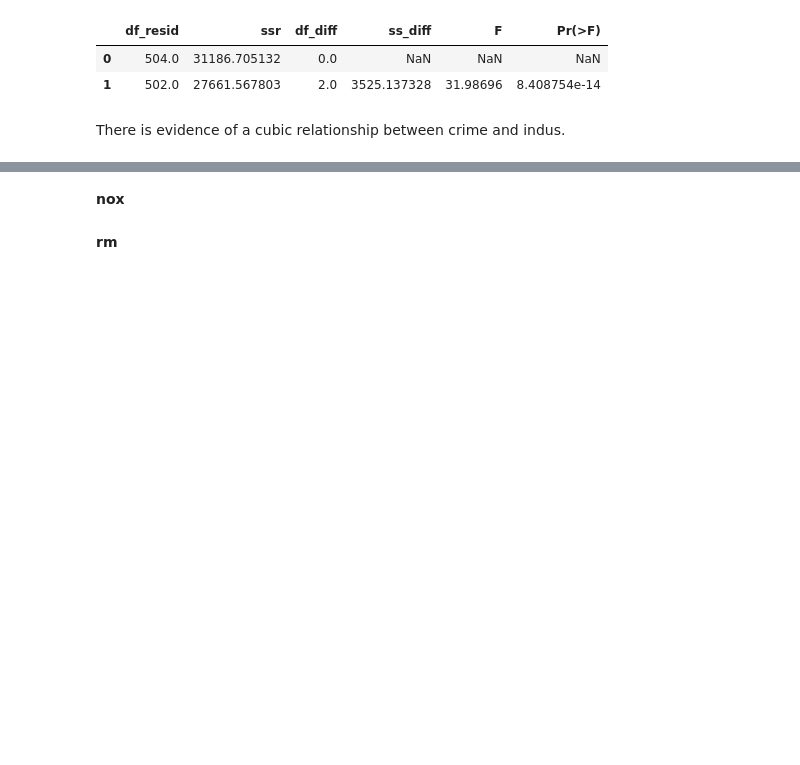
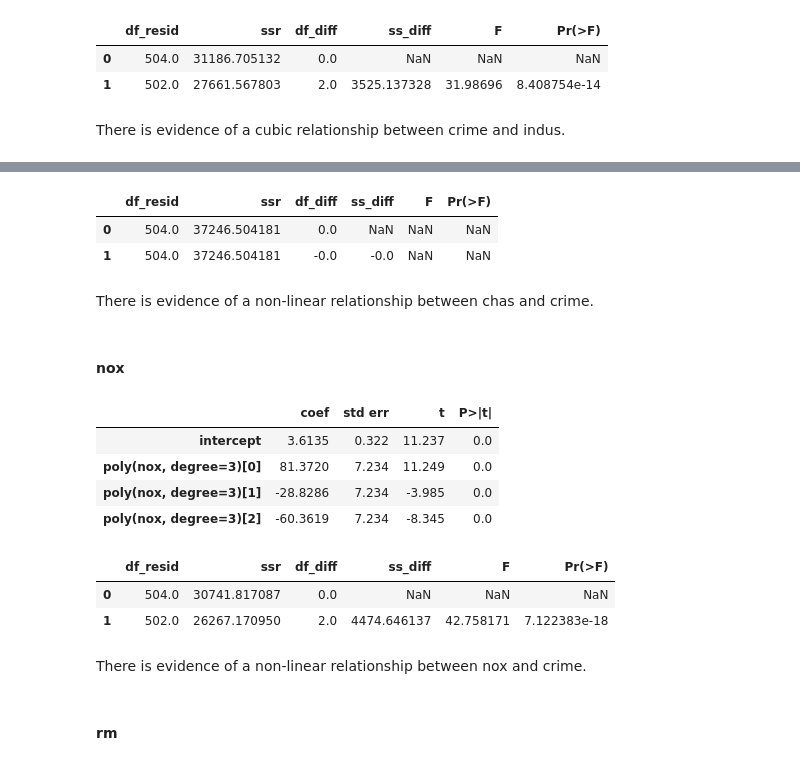
Before and after one commit to carmancater/an-introduction-to-statistical-learning-with-applications-in-python, a Jupyter notebook: Chapter 03 - Linear Regression/Ch 3 Ex 15.ipynb, the cells around one changed output, grey strips where cells are left out. Saved outputs shown, nothing was run; the diff lists cells and outputs as text; code cells hidden in the pictures; blank space fills up the shorter version.

```diff
--- a/Chapter 03 - Linear Regression/Ch 3 Ex 15.ipynb
+++ b/Chapter 03 - Linear Regression/Ch 3 Ex 15.ipynb
@@ -815,4 +821,28 @@ There is evidence of a cubic relationship between crime and indus.
+# %%
+anova_lm(linearResults['chas'], cubicResults['chas'])
+# %% [output]
+|  | df_resid | ssr | df_diff | ss_diff | F | Pr(>F) |
+| 0 | 504.0 | 37246.504181 | 0.0 | NaN | NaN | NaN |
+| 1 | 504.0 | 37246.504181 | -0.0 | -0.0 | NaN | NaN |
+# %% [markdown]
+There is evidence of a non-linear relationship between chas and crime.
 # %% [markdown]
-**nox**
+#### nox
+# %%
+summarize(cubicResults['nox'])
+# %% [output]
+|  | coef | std err | t | P>|t| |
+| intercept | 3.6135 | 0.322 | 11.237 | 0.0 |
+| poly(nox, degree=3)[0] | 81.3720 | 7.234 | 11.249 | 0.0 |
+| poly(nox, degree=3)[1] | -28.8286 | 7.234 | -3.985 | 0.0 |
+| poly(nox, degree=3)[2] | -60.3619 | 7.234 | -8.345 | 0.0 |
+# %%
+anova_lm(linearResults['nox'], cubicResults['nox'])
+# %% [output]
+|  | df_resid | ssr | df_diff | ss_diff | F | Pr(>F) |
+| 0 | 504.0 | 30741.817087 | 0.0 | NaN | NaN | NaN |
+| 1 | 502.0 | 26267.170950 | 2.0 | 4474.646137 | 42.758171 | 7.122383e-18 |
+# %% [markdown]
+There is evidence of a non-linear relationship between nox and crime.
 # %% [markdown]
-**rm**
+#### rm
```
Also changed, not shown: parts of 37 cells of this notebook.
